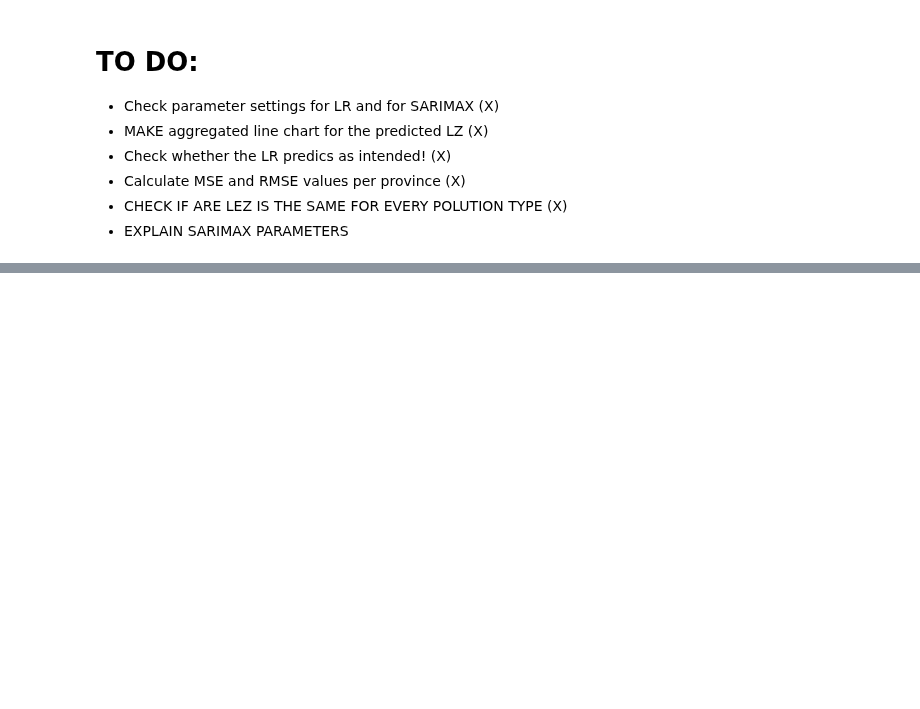
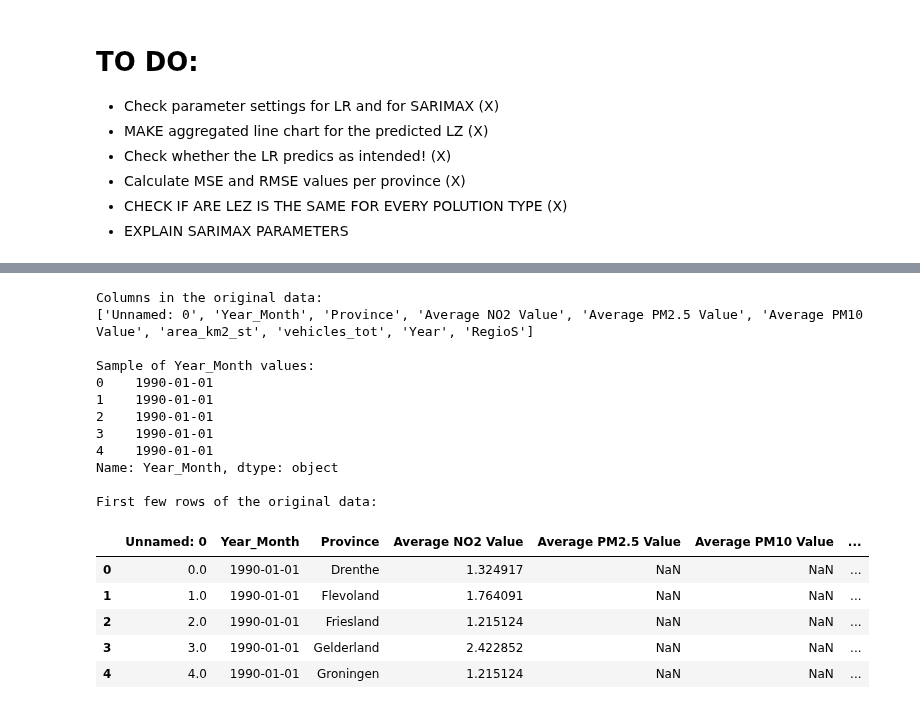
Before and after one commit to R-Zaid/DSS-project, a Jupyter notebook: main/Prediction/Prediction SARIMAX and LEZ LR.ipynb, the cells around one changed output, grey strips where cells are left out. Saved outputs shown, nothing was run; the diff lists cells and outputs as text; code cells hidden in the pictures; blank space fills up the shorter version.

```diff
--- a/main/Prediction/Prediction SARIMAX and LEZ LR.ipynb
+++ b/main/Prediction/Prediction SARIMAX and LEZ LR.ipynb
@@ -1401,0 +1600,31 @@ X does not have valid feature names, but LinearRegression was fitted with featur
+# %%
+# Read and examine the original data file
+df = pd.read_csv(r'C:\Users\julia\OneDrive\Bureaublad\UniUtrecht\Master 1 2025-2026\Dss\Project DSS\data\df_values.csv')
+
+print("Columns in the original data:")
+print(df.columns.tolist())
+
+print("\nSample of Year_Month values:")
+print(df['Year_Month'].head())
+
+print("\nFirst few rows of the original data:")
+display(df.head())
+# %% [output]
+Columns in the original data:
+['Unnamed: 0', 'Year_Month', 'Province', 'Average NO2 Value', 'Average PM2.5 Value', 'Average PM10 Value', 'area_km2_st', 'vehicles_tot', 'Year', 'RegioS']
+
+Sample of Year_Month values:
+0    1990-01-01
+1    1990-01-01
+2    1990-01-01
+3    1990-01-01
+4    1990-01-01
+Name: Year_Month, dtype: object
+
+First few rows of the original data:
+|  | Unnamed: 0 | Year_Month | Province | Average NO2 Value | Average PM2.5 Value | Average PM10 Value | ... |
+| 0 | 0.0 | 1990-01-01 | Drenthe | 1.324917 | NaN | NaN | ... |
+| 1 | 1.0 | 1990-01-01 | Flevoland | 1.764091 | NaN | NaN | ... |
+| 2 | 2.0 | 1990-01-01 | Friesland | 1.215124 | NaN | NaN | ... |
+| 3 | 3.0 | 1990-01-01 | Gelderland | 2.422852 | NaN | NaN | ... |
+| 4 | 4.0 | 1990-01-01 | Groningen | 1.215124 | NaN | NaN | ... |
```
Also changed, not shown: parts of 11 cells of this notebook, 9 other files.
